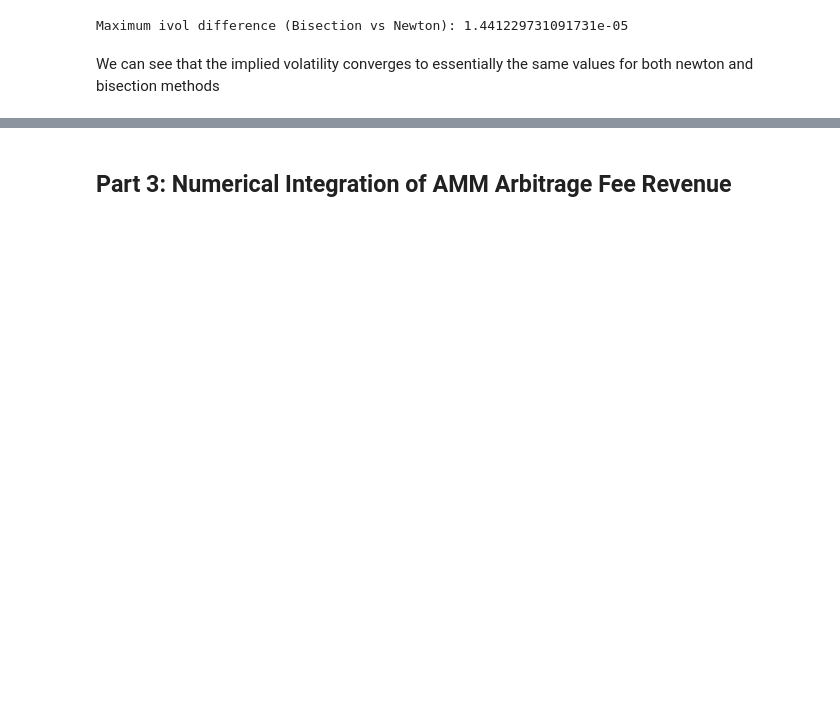
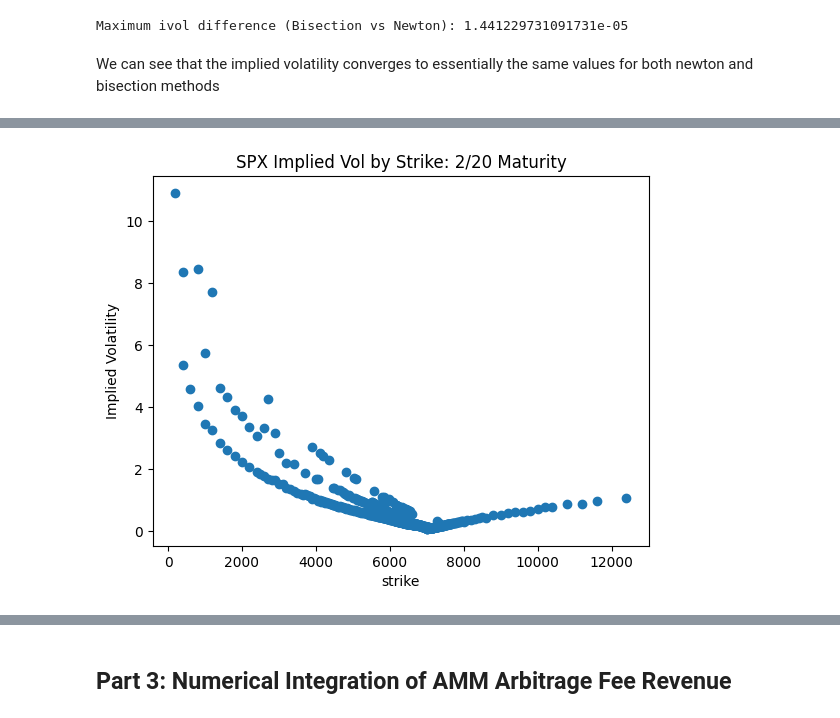
Before and after one commit to ciangahan/FE621, a Jupyter notebook: notebooks/hw1.ipynb, the cells around one changed output, grey strips where cells are left out. Cells and saved outputs as stored; diff of their text form; code cells hidden in the pictures; blank space fills up the shorter version.

```diff
--- a/notebooks/hw1.ipynb
+++ b/notebooks/hw1.ipynb
@@ -247,0 +260,8 @@ data1
+# %%
+plt.scatter(spx_first["strike"], spx_first["impliedVolatilityB"])
+plt.xlabel("strike")
+plt.ylabel("Implied Volatility")
+plt.title("SPX Implied Vol by Strike: 2/20 Maturity")
+plt.show()
+# %% [output]
+[figure, added]
```
Also changed, not shown: parts of 41 cells of this notebook, 3 other files.
